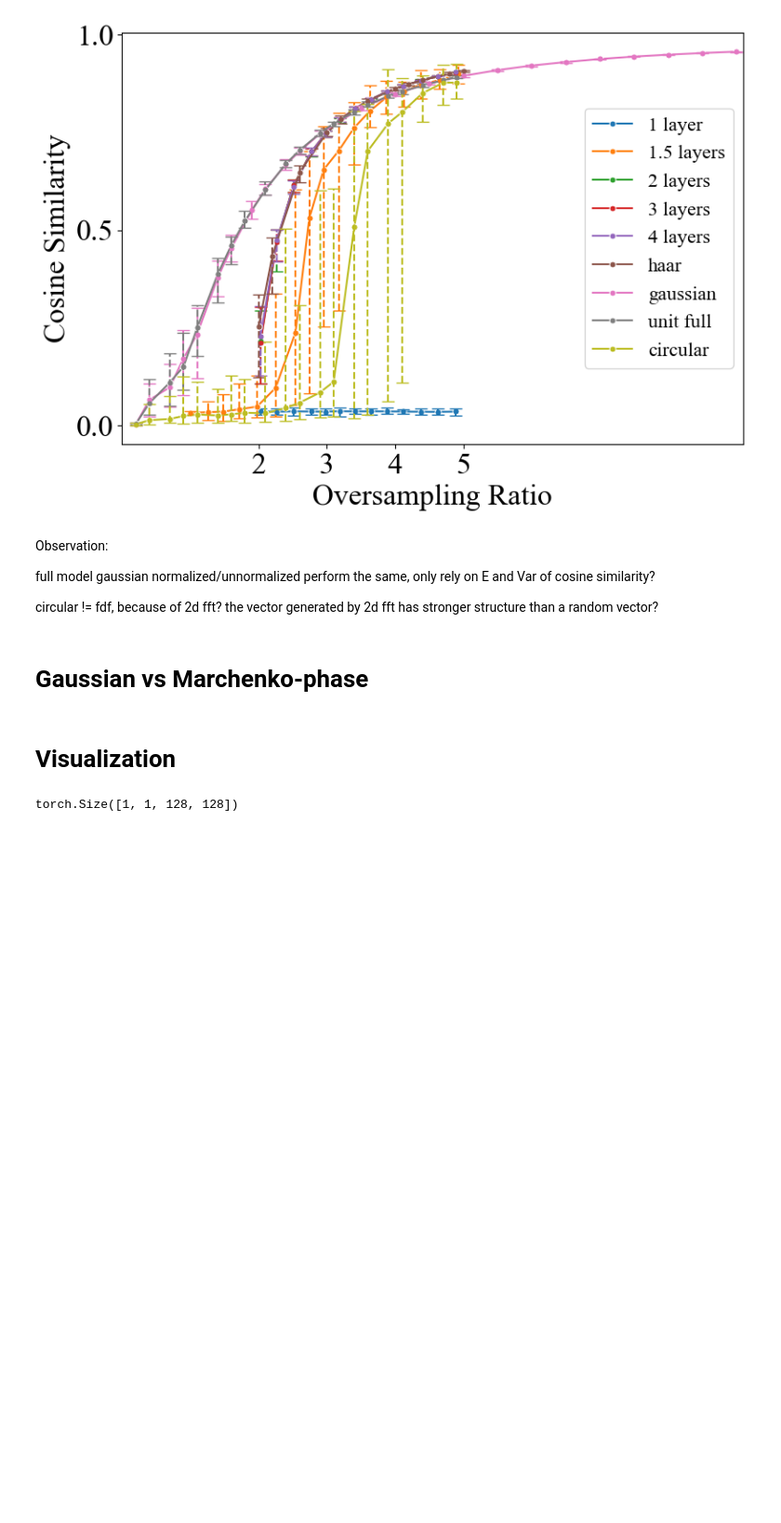
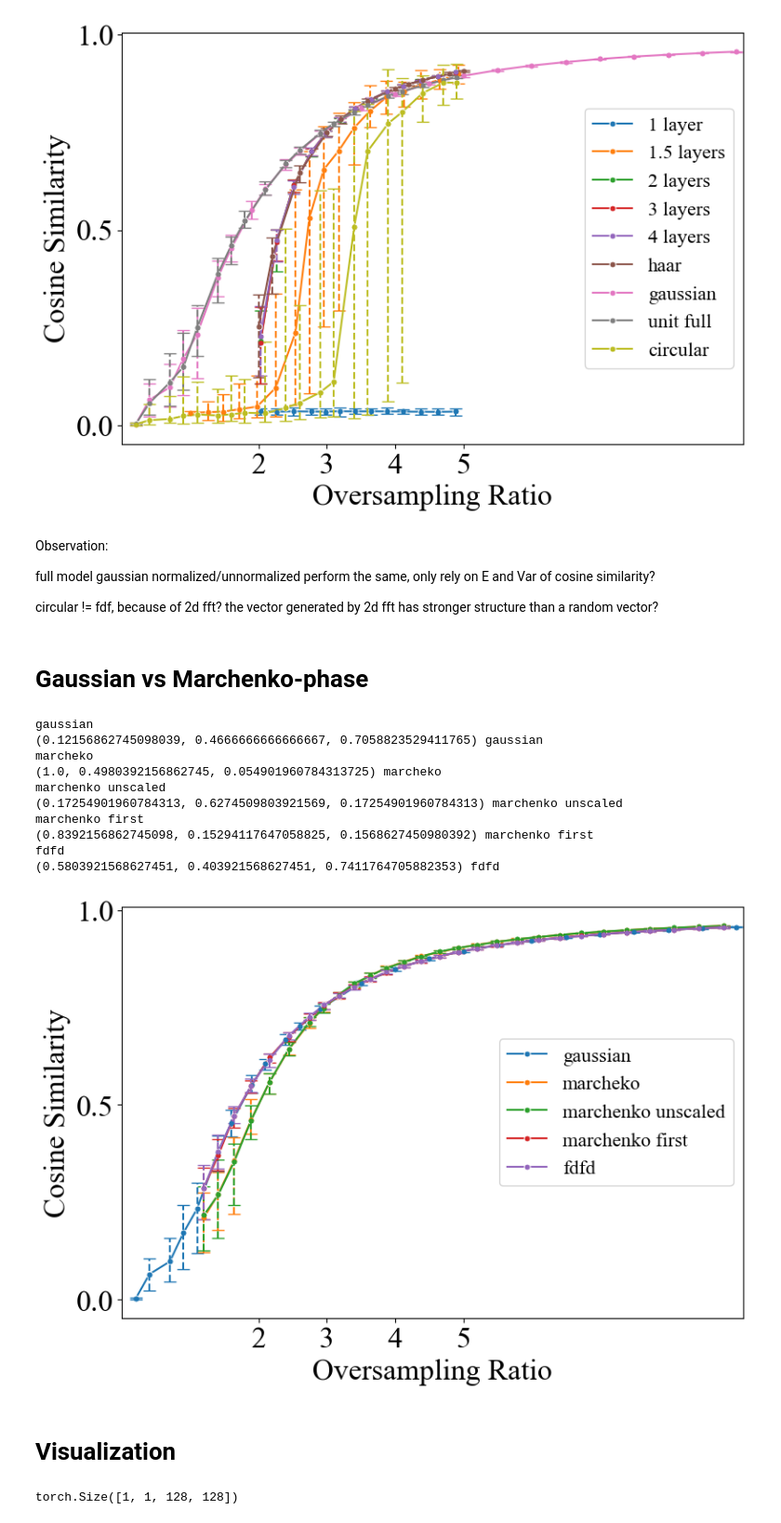
Before and after one commit to zhiyhucode/deepinv, a Jupyter notebook: experimental/notebooks/visualization.ipynb, the cells around one changed output. Shown at 93% size. Cells and saved outputs as stored; diff of their text form; code cells hidden in the pictures; blank space fills up the shorter version.

Commit message:
marchenko experiments

```diff
--- a/experimental/notebooks/visualization.ipynb
+++ b/experimental/notebooks/visualization.ipynb
@@ -503,4 +503,7 @@ circular != fdf, because of 2d fft? the vector generated by 2d fft has stronger
 # %%
 df_marchenko_phase = pd.read_csv("/home/zhhu/workspaces/deepinv/experimental/runs/20241029-185514/res_structured_marchenko_uniform_phase_FDFD_shepp-logan_spec_1.1963000297546387-9.0_50repeat.csv")
 df_gaussian = pd.read_csv("/home/zhhu/workspaces/deepinv/experimental/data/accuracy/res_random_spectral_100repeat_5000iter_0.10000000149011612-9.0.csv")
+df_marchenko_unscaled = pd.read_csv("/home/zhhu/workspaces/deepinv/experimental/runs/20241101-150445/res_structured_marchenko_uniform_phase_FDFD_shepp-logan_spec_1.1963000297546387-9.0_50repeat.csv")
+df_marcheko_first = pd.read_csv("/home/zhhu/workspaces/deepinv/experimental/runs/20241101-164543/res_structured_marchenko_uniform_phase_FDFD_shepp-logan_spec_1.1963000297546387-9.0_50repeat.csv")
+df_marchenko_first2 = pd.read_csv("/home/zhhu/workspaces/deepinv/experimental/runs/20241101-165230/res_structured_marchenko_3layer_FDFD_shepp-logan_spec_1.1963000297546387-9.0_50repeat.csv")
 # %%
@@ -508,34 +511,53 @@ clean_df([df_marchenko_phase, df_gaussian], start=0.0)
 # %%
-
 # plot
-plot_error_bars([
-    df_gaussian["oversampling_ratio"],
-    df_marchenko_phase["oversampling_ratio"],
+plot_error_bars(
+    oversamplings=[
+        df_gaussian["oversampling_ratio"],
+        df_marchenko_phase["oversampling_ratio"],
+        df_marchenko_unscaled["oversampling_ratio"],
+        df_marcheko_first["oversampling_ratio"],
+        df_marchenko_first2["oversampling_ratio"],
     ],
-    [
-    df_gaussian,
-    df_marchenko_phase,
+    datasets=[
+        df_gaussian,
+        df_marchenko_phase,
+        df_marchenko_unscaled,
+        df_marcheko_first,
+        df_marchenko_first2,
     ],
-    [
-    "gaussian",
-    "marcheko_phase",
-    ],
-    "circular",
+    labels=[
+        "gaussian",
+        "marcheko",
+        "marchenko unscaled",
+        "marchenko first",
+        "fdfd",
     ],
     #title="Performance Comparison of Different Number of Layers",
     #save="layers_gd_spec.svg",
     figsize=(9,6),
     plot="n_layers",
     xlim=(0.0,9.1),
     xticks=[2,3,4,5],
     yticks=[0.0,0.5,1.0],
     legend_loc="center right",
     labelsize=24,
     fontsize=16,
     #save_dir='paper/figures/layers.pdf',
     ticksize=24,
     transparent=True
 )
+# %% [output]
+gaussian
+(0.12156862745098039, 0.4666666666666667, 0.7058823529411765) gaussian
+marcheko
+(1.0, 0.4980392156862745, 0.054901960784313725) marcheko
+marchenko unscaled
+(0.17254901960784313, 0.6274509803921569, 0.17254901960784313) marchenko unscaled
+marchenko first
+(0.8392156862745098, 0.15294117647058825, 0.1568627450980392) marchenko first
+fdfd
+(0.5803921568627451, 0.403921568627451, 0.7411764705882353) fdfd
+[figure, added]
 # %% [markdown]
 # Visualization
 # %%
```
Also changed, not shown: parts of 1 cell of this notebook, 13 other files.
